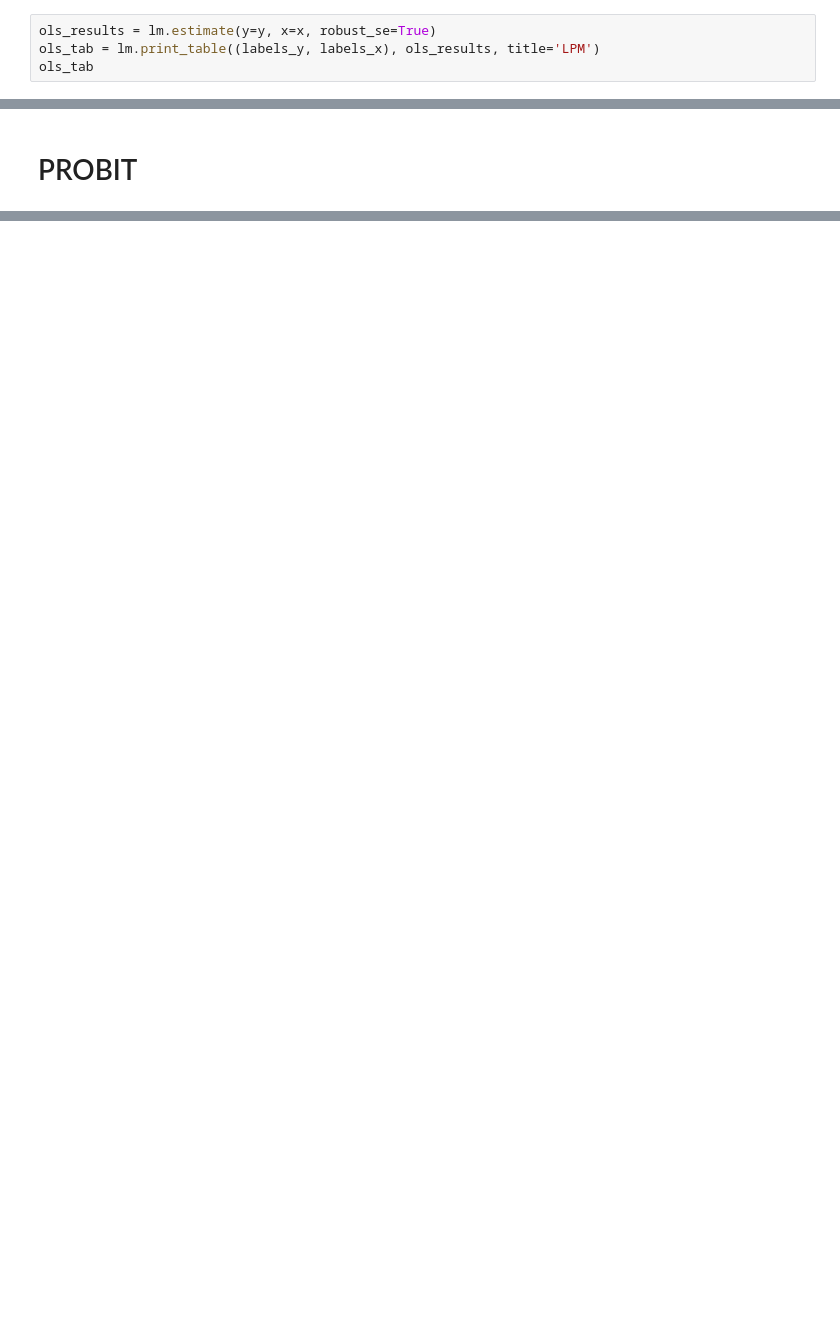
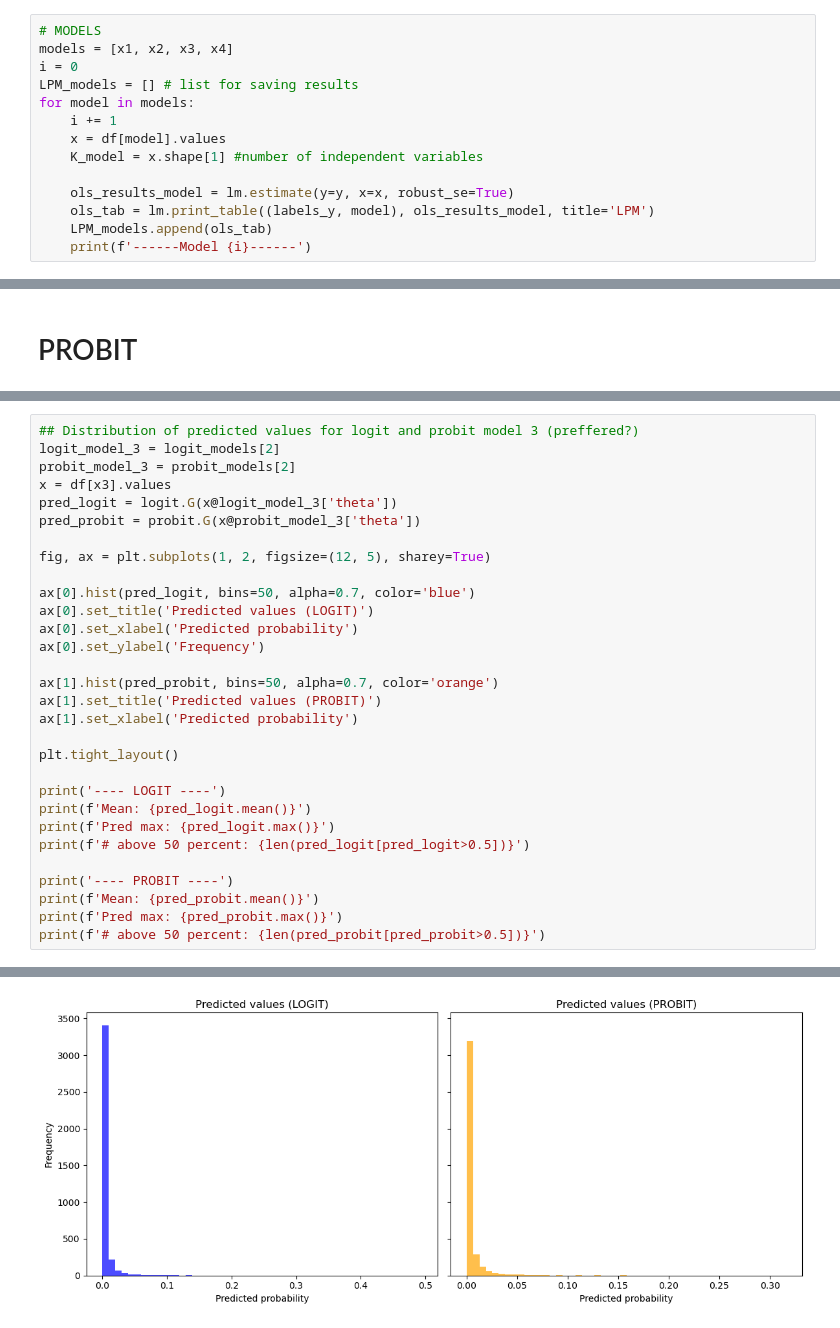
Before and after one commit to matliras/Adv_microeconometrics_assignments, a Jupyter notebook: project 3/workbook.ipynb, the cells around one changed output, grey strips where cells are left out. Saved outputs shown, nothing was run; the diff lists cells and outputs as text; blank space fills up the shorter version.

```diff
--- a/project 3/workbook.ipynb
+++ b/project 3/workbook.ipynb
@@ -95,9 +102,19 @@ print(x)
 # %% [markdown]
 # LPM
 # %%
-ols_results = lm.estimate(y=y, x=x, robust_se=True)
-ols_tab = lm.print_table((labels_y, labels_x), ols_results, title='LPM')
-ols_tab
+# MODELS
+models = [x1, x2, x3, x4]
+i = 0
+LPM_models = [] # list for saving results
+for model in models:
+    i += 1
+    x = df[model].values
+    K_model = x.shape[1] #number of independent variables
+
+    ols_results_model = lm.estimate(y=y, x=x, robust_se=True)
+    ols_tab = lm.print_table((labels_y, model), ols_results_model, title='LPM')
+    LPM_models.append(ols_tab)
+    print(f'------Model {i}------')
 # %% [output]
 LPM
 Dependent variable: ['anyuseofforce_coded']
@@ -146,0 +232,31 @@ probit_tab
+# %%
+## Distribution of predicted values for logit and probit model 3 (preffered?)
+logit_model_3 = logit_models[2]
+probit_model_3 = probit_models[2]
+x = df[x3].values
+pred_logit = logit.G(x@logit_model_3['theta'])
+pred_probit = probit.G(x@probit_model_3['theta'])
+
+fig, ax = plt.subplots(1, 2, figsize=(12, 5), sharey=True)
+
+ax[0].hist(pred_logit, bins=50, alpha=0.7, color='blue')
+ax[0].set_title('Predicted values (LOGIT)')
+ax[0].set_xlabel('Predicted probability')
+ax[0].set_ylabel('Frequency')
+
+ax[1].hist(pred_probit, bins=50, alpha=0.7, color='orange')
+ax[1].set_title('Predicted values (PROBIT)')
+ax[1].set_xlabel('Predicted probability')
+
+plt.tight_layout()
+
+print('---- LOGIT ----')
+print(f'Mean: {pred_logit.mean()}')
+print(f'Pred max: {pred_logit.max()}')
+print(f'# above 50 percent: {len(pred_logit[pred_logit>0.5])}')
+
+print('---- PROBIT ----')
+print(f'Mean: {pred_probit.mean()}')
+print(f'Pred max: {pred_probit.max()}')
+print(f'# above 50 percent: {len(pred_probit[pred_probit>0.5])}')
+# %% [output]
@@ -146,0 +271 @@ probit_tab
+[figure, added]
```
Also changed, not shown: parts of 17 cells of this notebook, 4 other files.
